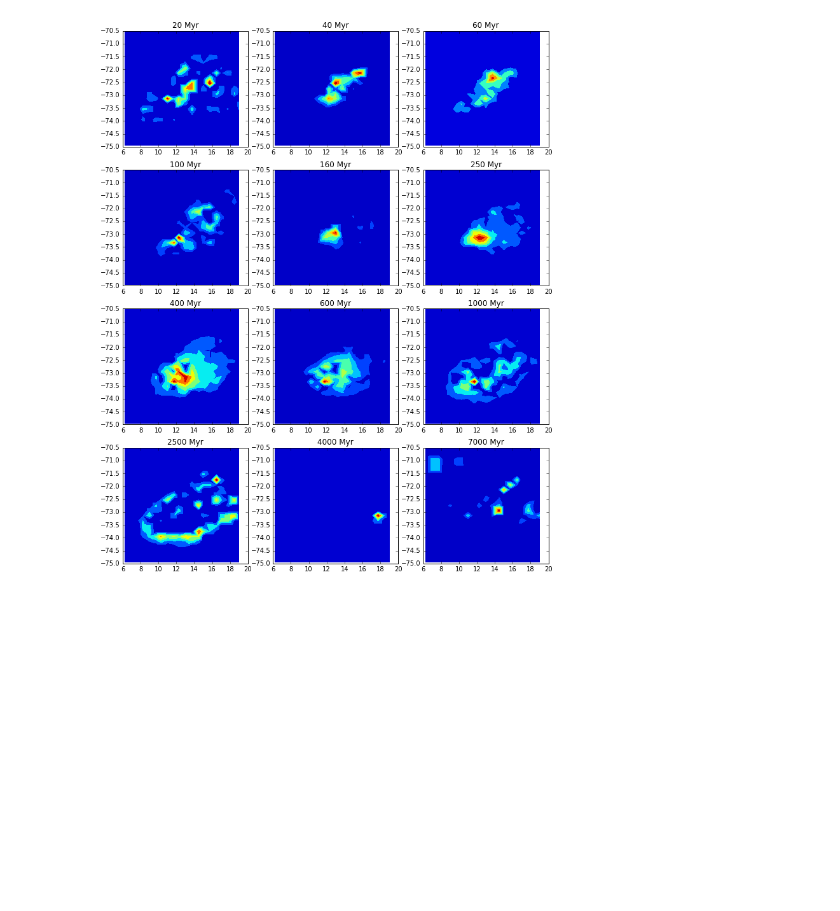
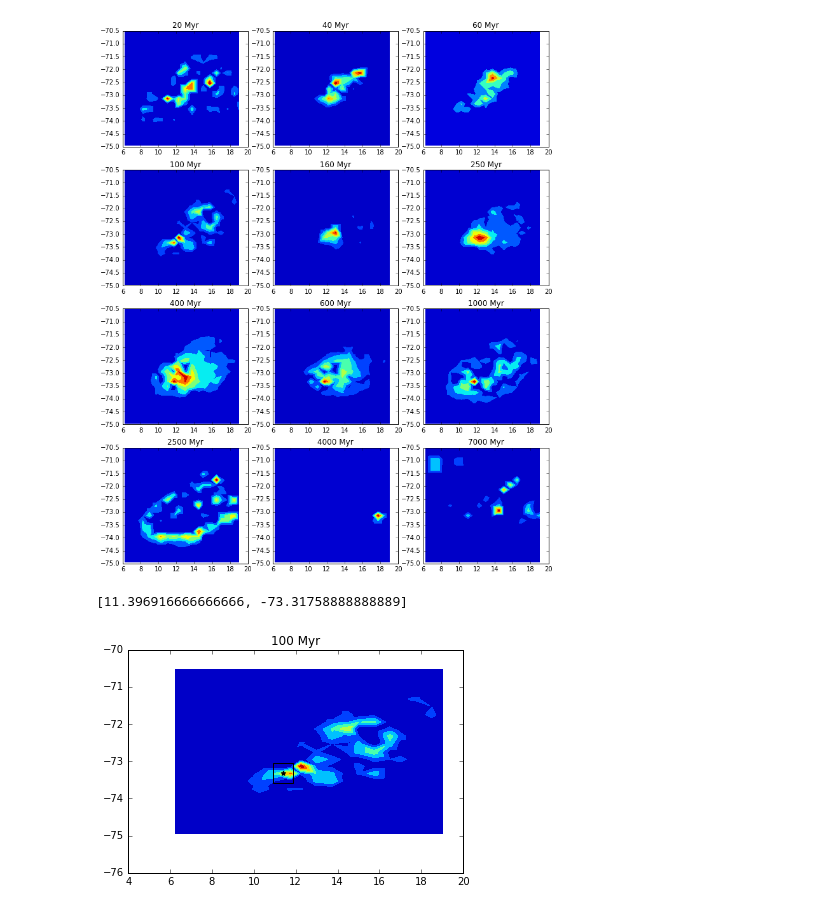
Before and after one commit to astroJeff/XRB, a Jupyter notebook: notebooks/SF_test.ipynb, the cells around one changed output. Cells and saved outputs as stored; diff of their text form; code cells hidden in the pictures; blank space fills up the shorter version.

Commit message:
Added test plot to SF_test notebook

```diff
--- a/notebooks/SF_test.ipynb
+++ b/notebooks/SF_test.ipynb
@@ -26,3 +21,43 @@ sf_history.test_LMC_SFH_plots()
 sf_history.test_SMC_SFH_plots()
 # %% [output]
 [figure]
+# %%
+def get_SMC_plot(age):
+    sfr = np.array([])
+    for i in np.arange(len(smc_coor)):
+        sfr = np.append(sfr, sf_history.get_SFH(smc_coor["ra"][i], \
+                        smc_coor["dec"][i], age, smc_coor, smc_sfh))
+
+    plt.tricontourf(smc_coor["ra"], smc_coor["dec"], sfr)
+    plt.title(str(int(age)) + ' Myr')
+
+    return plt
+
+def get_LMC_plot(age):
+    sfr = np.array([])
+    for i in np.arange(len(lmc_coor)):
+        sfr = np.append(sfr, sf_history.get_SFH(lmc_coor["ra"][i], \
+                        lmc_coor["dec"][i], age, lmc_coor, lmc_sfh))
+
+    plt.tricontourf(lmc_coor["ra"], lmc_coor["dec"], sfr)
+    plt.title(str(int(age)) + ' Myr')
+    plt.ylim(-73, -64)
+
+    return plt
+# %%
+from astropy.coordinates import SkyCoord
+from astropy import units as u
+
+coor_J0045 = SkyCoord('00h45m35.26s', '-73d19m03.32s')
+coor_J0045 = [coor_J0045.ra.degree, coor_J0045.dec.degree]
+
+
+get_SMC_plot(100.0)
+
+plt.scatter(coor_J0045[0], coor_J0045[1], marker="*", s=20, color='k')
+plt.scatter(coor_J0045[0], coor_J0045[1], marker="s", s=400, color='k', facecolors='none')
+
+plt.show()
+# %% [output]
+[11.396916666666666, -73.31758888888889]
+[figure, added]
```
Also changed, not shown: parts of 2 cells of this notebook.
